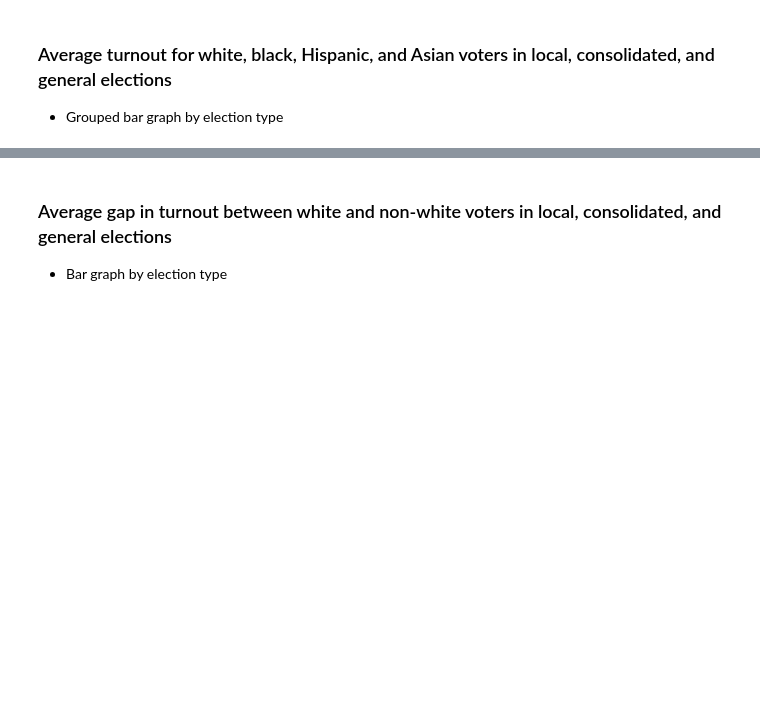
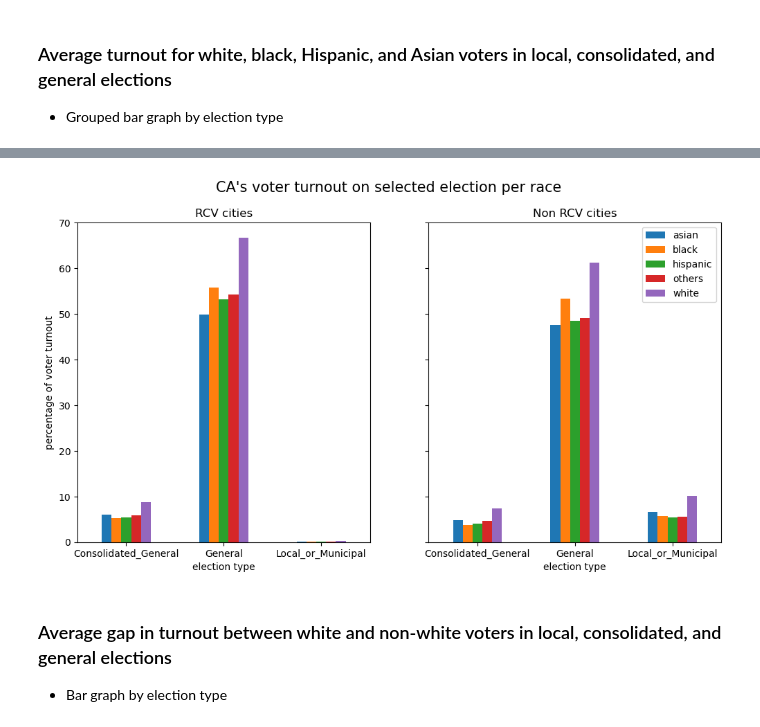
Before and after one commit to jnshzk/capstone, a Jupyter notebook: Visualization_by_race.ipynb, the cells around one changed output, grey strips where cells are left out. Cells and saved outputs as stored; diff of their text form; code cells hidden in the pictures; blank space fills up the shorter version.

```diff
--- a/Visualization_by_race.ipynb
+++ b/Visualization_by_race.ipynb
@@ -86,0 +136,3 @@ fig.savefig(f'{filepath}elec_turnout_per_race.jpg')
+# %%
+elec_turnout_per_race_RCV_nonRCV =get_elec_turnout_race(voter_turnout_merge_race, RCV_nonRCV = True)
+elec_turnout_per_race_RCV_nonRCV
@@ -87,3 +147,34 @@ fig.savefig(f'{filepath}elec_turnout_per_race.jpg')
+# %%
+elec_turnout_per_race_RCV = elec_turnout_per_race_RCV_nonRCV[elec_turnout_per_race_RCV_nonRCV['RCV'] == 1].drop(columns = ['RCV'])
+elec_turnout_per_race_nonRCV = elec_turnout_per_race_RCV_nonRCV[elec_turnout_per_race_RCV_nonRCV['RCV'] == 0].drop(columns = ['RCV'])
+# %%
+import matplotlib.pyplot as plt
+
+fig, (ax1, ax2) = plt.subplots(nrows=1,ncols=2,figsize=(12,6), sharey =True)
+# plot first pandas frame in subplot style
+elec_turnout_per_race_RCV.plot(x='elec_type',
+                                 kind='bar',
+                                 stacked=False,
+                                 title='RCV cities',
+                                 rot=0,
+                               ax = ax1,
+                               legend=None,
+                               xlabel ="election type",
+                               ylabel = "percentage of voter turnout")
+
+# plot second pandas frame in subplot style
+elec_turnout_per_race_nonRCV.plot(x='elec_type',
+                                 kind='bar',
+                                 stacked=False,
+                                 title='Non RCV cities',
+                                 rot=0, ax = ax2, xlabel ="election type").legend(["asian", "black", "hispanic", "others", "white"])
+fig.suptitle(f'{state}\'s voter turnout on selected election per race', fontsize=15)
+
+plt.show()
+
+fig.savefig(f'{filepath}elec_turnout_per_race_sep.jpg')
+# %% [output]
+[figure, added]
 # %% [markdown]
 ### Average gap in turnout between white and non-white voters in local, consolidated, and general elections
 -    Bar graph by election type
```
Also changed, not shown: parts of 11 cells of this notebook.
